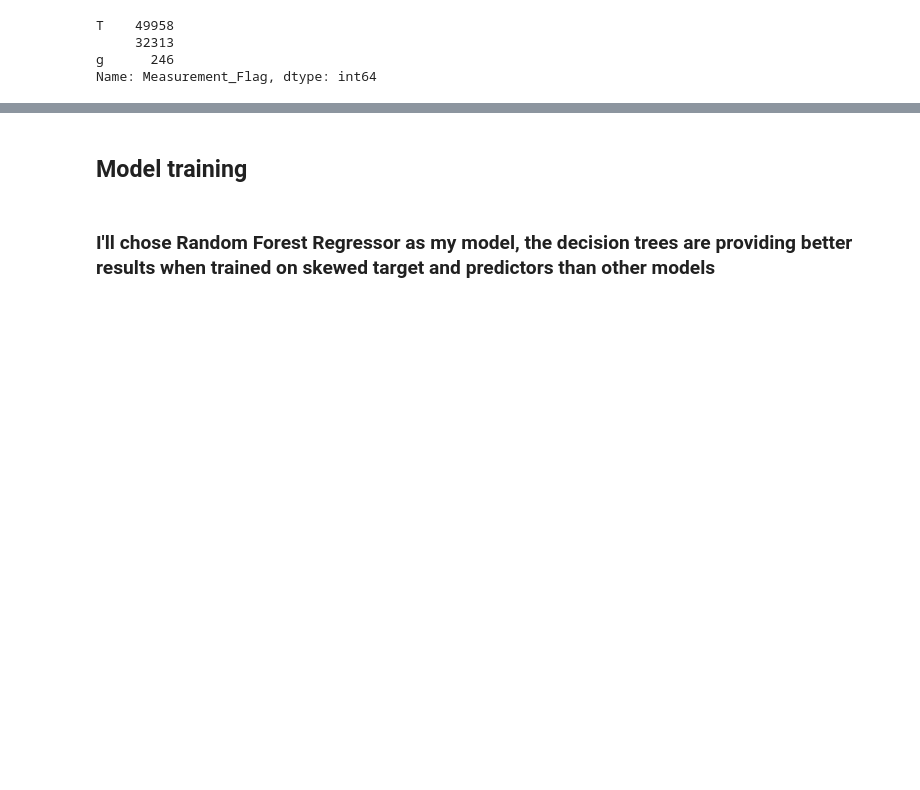
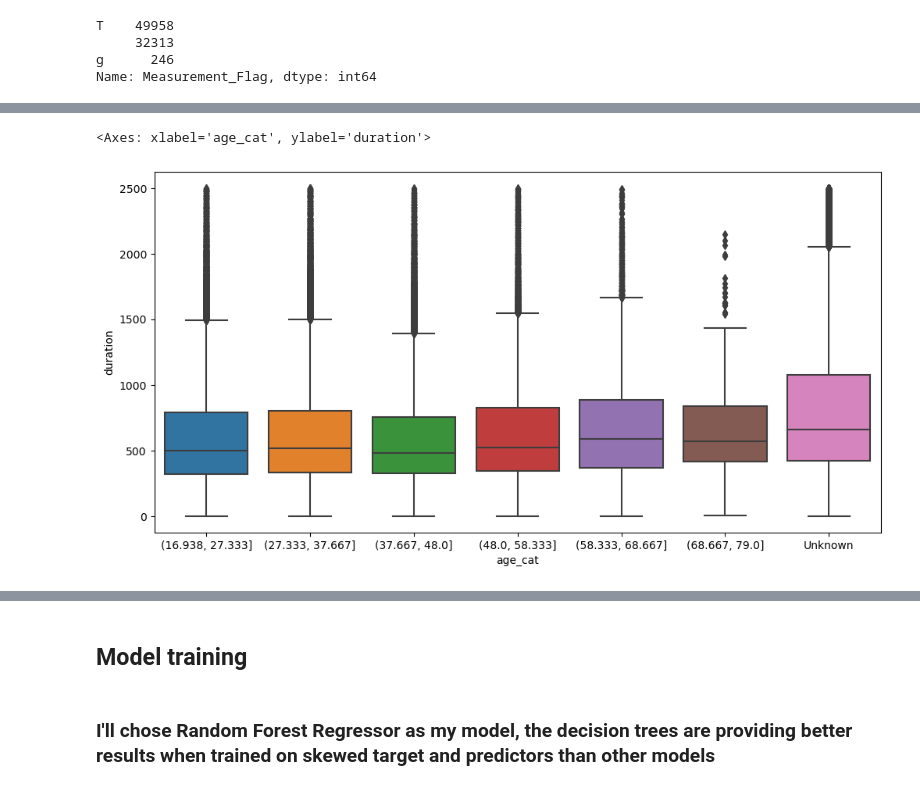
Before and after one commit to krasik512/Boston-bike-rides-duration, a Jupyter notebook: Boston Bike rides duration prediction.ipynb, the cells around one changed output, grey strips where cells are left out. Saved outputs shown, nothing was run; the diff lists cells and outputs as text; code cells hidden in the pictures; blank space fills up the shorter version.

```diff
--- a/Boston Bike rides duration prediction.ipynb
+++ b/Boston Bike rides duration prediction.ipynb
@@ -336,6 +364,8 @@ pd.Categorical(data['age_cat'])
+# %%
+data['terminal_letter_start']= data['terminal_letter_start'].astype('category')
 # %%
 # We can drop columns that we don't need anymore
 
 data.drop(['bike_nr', 'subsc_type', 'lat_start',
-           'lng_start', 'status_start', 'lat_end', 'lng_end', 'terminal_end',
-           'status_end', 'terminal_start', 'HPCP', 'year', 'age'], axis=1, inplace=True)
+           'lng_start', 'lat_end', 'lng_end', 'terminal_end', 'end_statn',
+           'terminal_start', 'HPCP', 'year', 'age', 'birth_date', 'start_date', 'DATE'], axis=1, inplace=True)
@@ -341,0 +381,5 @@ data.drop(['bike_nr', 'subsc_type', 'lat_start',
+# %%
+from sklearn.preprocessing import LabelEncoder
+le = LabelEncoder()
+data['age_cat'] = le.fit_transform(data['age_cat'])
+data['terminal_letter_start'] = le.fit_transform(data['terminal_letter_start'])
@@ -356,5 +408,10 @@ sns.kdeplot(data=data, x='duration')
 # %%
-sns.lineplot(data=data, x='age', y='duration')
+plt.figure(figsize=(12, 6))
+
+sns.boxplot(data=data, x='age_cat', y='duration')
+# %% [output]
+<Axes: xlabel='age_cat', ylabel='duration'>
+[figure, added]
 # %%
 # Lets see the predictive power of our features -
 # the gender column seems to have an impact on the duration, let's create two hot one columns from the gender
```
Also changed, not shown: parts of 38 cells of this notebook.
